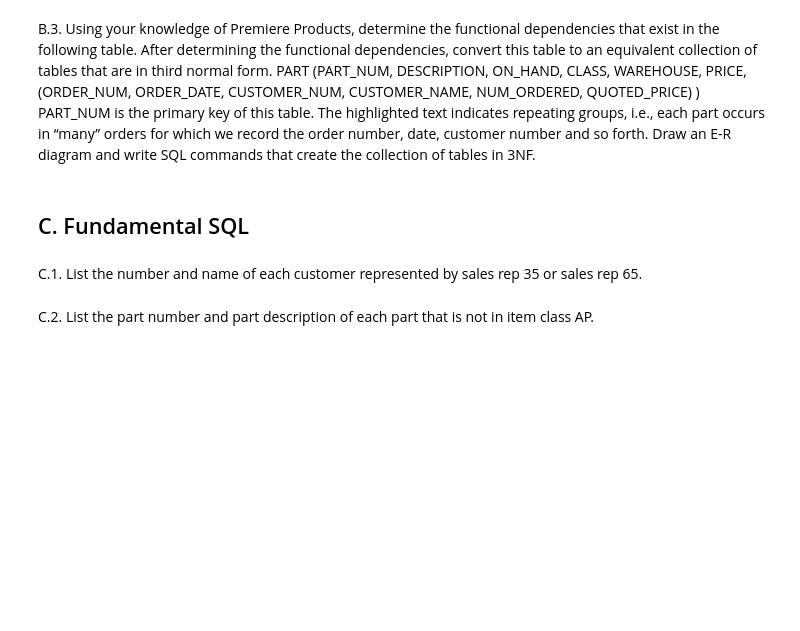
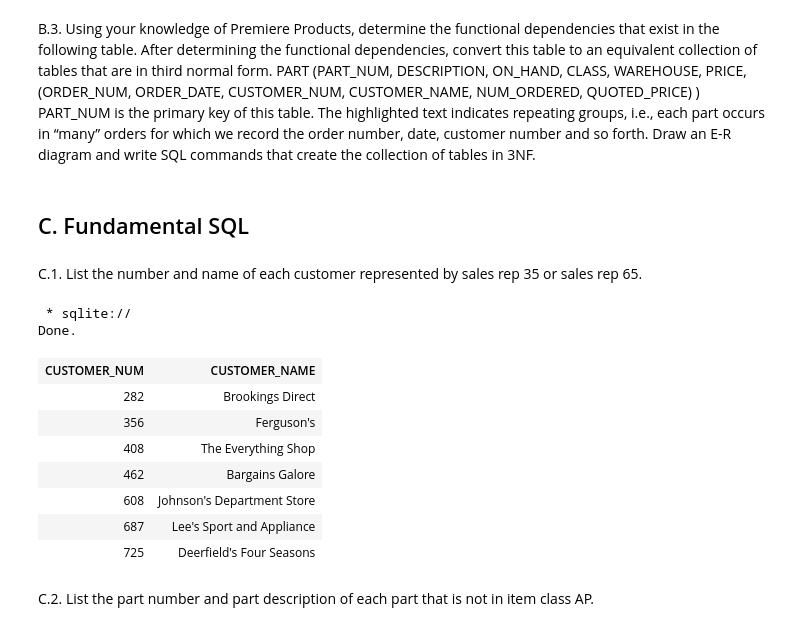
Before and after one commit to sni13/rsm312-businessAnalytics, a Jupyter notebook: Assignment.ipynb, the cells around one changed output. Saved outputs shown, nothing was run; the diff lists cells and outputs as text; code cells hidden in the pictures; blank space fills up the shorter version.

```diff
--- a/Assignment.ipynb
+++ b/Assignment.ipynb
@@ -471,5 +474,21 @@ Draw an E-R diagram and write SQL commands that create the collection of tables
 ## C. Fundamental SQL
 # %% [markdown]
 C.1. List the number and name of each customer represented by sales rep 35 or sales rep 65.
+# %%
+%%sql
+SELECT CUSTOMER_NUM, CUSTOMER_NAME
+FROM CUSTOMER
+WHERE REP_NUM = 35 or REP_NUM = 65;
+# %% [output]
+ * sqlite://
+Done.
+| CUSTOMER_NUM | CUSTOMER_NAME |
+| 282 | Brookings Direct |
+| 356 | Ferguson's |
+| 408 | The Everything Shop |
+| 462 | Bargains Galore |
+| 608 | Johnson's Department Store |
+| 687 | Lee's Sport and Appliance |
+| 725 | Deerfield's Four Seasons |
 # %% [markdown]
 C.2. List the part number and part description of each part that is not in item class AP.
```
Also changed, not shown: parts of 24 cells of this notebook.
